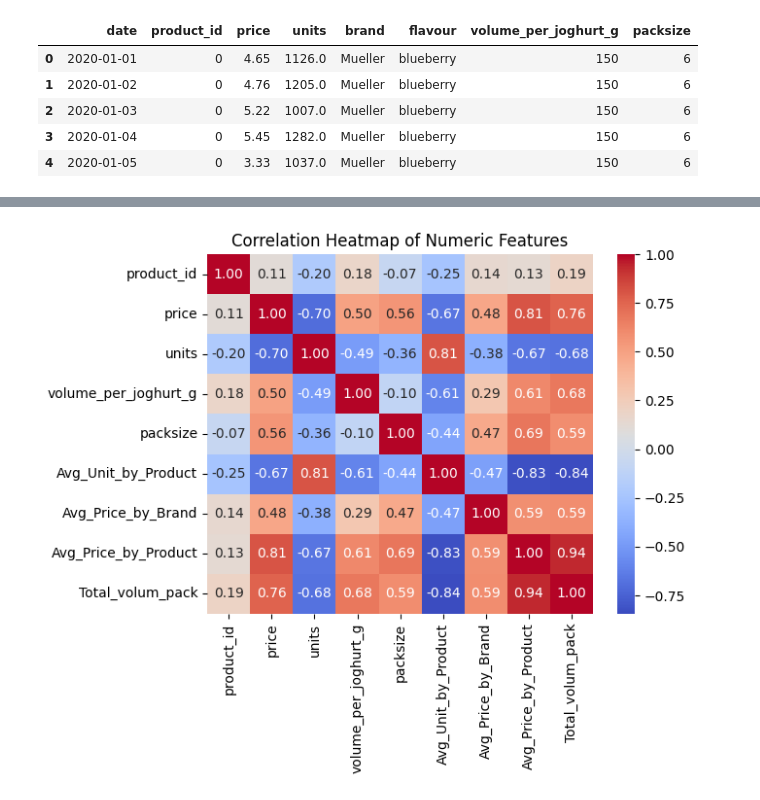
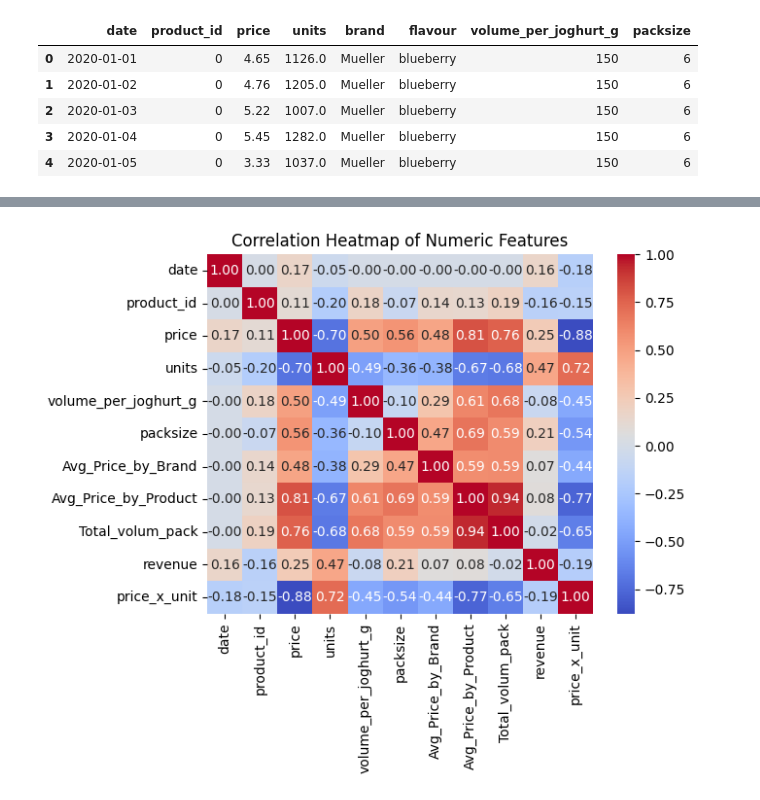
Before and after one commit to ergalindox/Scientist-task, a Jupyter notebook: buynomics/notebooks/Buynomics_Notebook.ipynb, the cells around one changed output, grey strips where cells are left out. Cells and saved outputs as stored; diff of their text form; code cells hidden in the pictures.

```diff
--- a/buynomics/notebooks/Buynomics_Notebook.ipynb
+++ b/buynomics/notebooks/Buynomics_Notebook.ipynb
@@ -52,11 +67,18 @@ final_df.head()
 | 4 | 2020-01-05 | 0 | 3.33 | 1037.0 | Mueller | blueberry | 150 | 6 |
 # %%
 # Add some representative metrics
-final_df['Avg_Unit_by_Product'] = final_df.groupby('product_id')['units'].transform('mean')
 final_df['Avg_Price_by_Brand'] = final_df.groupby('brand')['price'].transform('mean')
 final_df['Avg_Price_by_Product'] = final_df.groupby('product_id')['price'].transform('mean')
 final_df['Total_volum_pack'] = final_df['volume_per_joghurt_g'] * final_df['packsize']
 
+# # Use the date field to get some specific columns
+# final_df['day_name'] = final_df['date'].dt.day_name()
+# final_df['month'] = final_df['date'].dt.month
+# final_df['day_of_week'] = final_df['date'].dt.dayofweek
+# final_df['is_weekend'] = final_df['date'].dt.dayofweek.isin([5, 6]).astype(int)
+
+#final_df['month'].unique()
+#final_df.info()
 display(final_df)
 # %% [output]
 |  | date | product_id | price | units | brand | flavour | volume_per_joghurt_g | packsize | ... |
@@ -134,8 +175,8 @@ plt.show()
 # %%
-num_cols = final_df.select_dtypes(include = "number").columns
+num_cols = final_df.select_dtypes(include =  ["number", "datetime64"]).columns
 plt.figure()
 sns.heatmap(final_df[num_cols].corr(), annot = True, fmt = ".2f", cmap = "coolwarm")
 plt.title("Correlation Heatmap of Numeric Features")
 plt.show()
 # %% [output]
-[figure, old version]
+[figure, new version]
```
Also changed, not shown: parts of 26 cells of this notebook.
